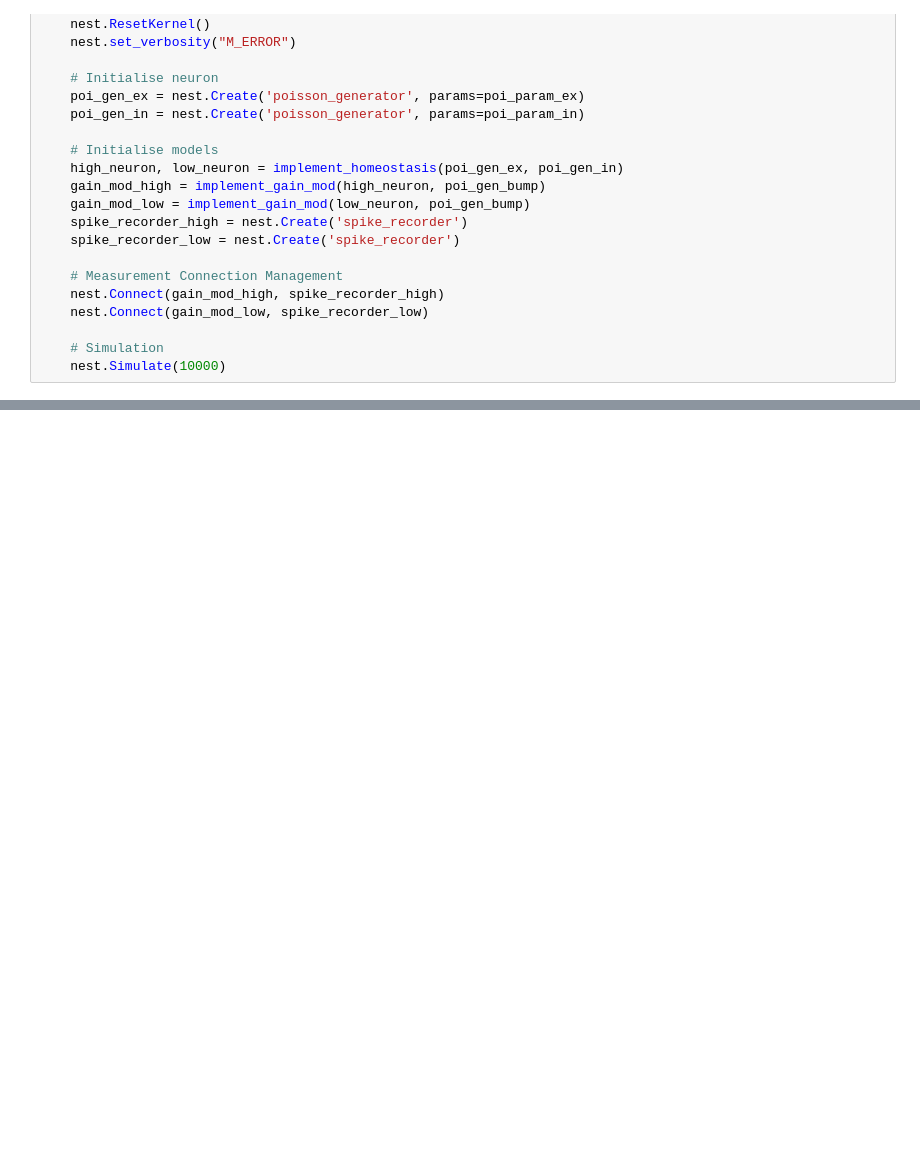
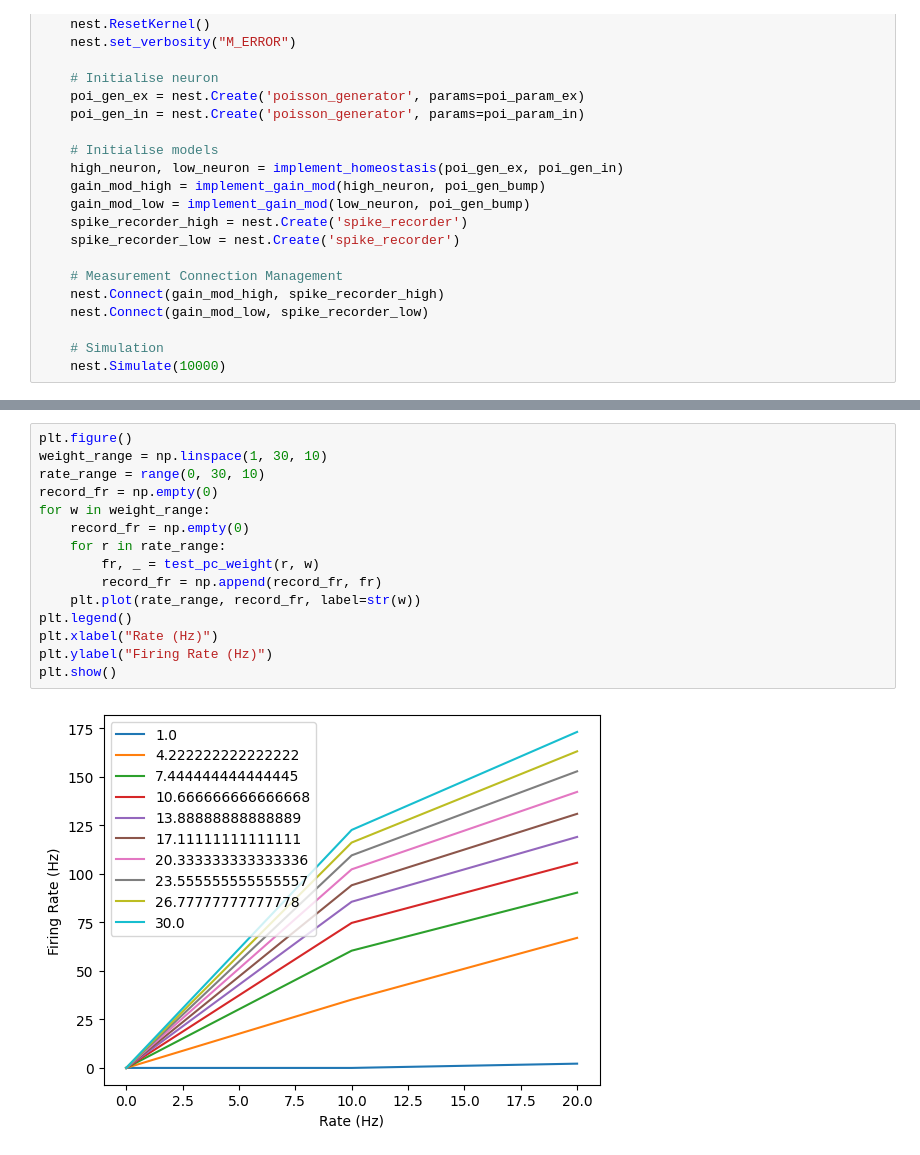
Before and after one commit to aung9htet/counting_snn, a Jupyter notebook: subitization_notebook.ipynb, the cells around one changed output, grey strips where cells are left out. Drawn from its saved outputs; the diff is of its cells as text; blank space fills up the shorter version.

```diff
--- a/subitization_notebook.ipynb
+++ b/subitization_notebook.ipynb
@@ -1349,0 +1395,17 @@ def full_implementation(rate_ex, rate_in):
+# %%
+plt.figure()
+weight_range = np.linspace(1, 30, 10)
+rate_range = range(0, 30, 10)
+record_fr = np.empty(0)
+for w in weight_range:
+    record_fr = np.empty(0)
+    for r in rate_range:
+        fr, _ = test_pc_weight(r, w)
+        record_fr = np.append(record_fr, fr)
+    plt.plot(rate_range, record_fr, label=str(w))
+plt.legend()
+plt.xlabel("Rate (Hz)")
+plt.ylabel("Firing Rate (Hz)")
+plt.show()
+# %% [output]
+[figure, added]
```
Also changed, not shown: parts of 11 cells of this notebook, 6 other files.
